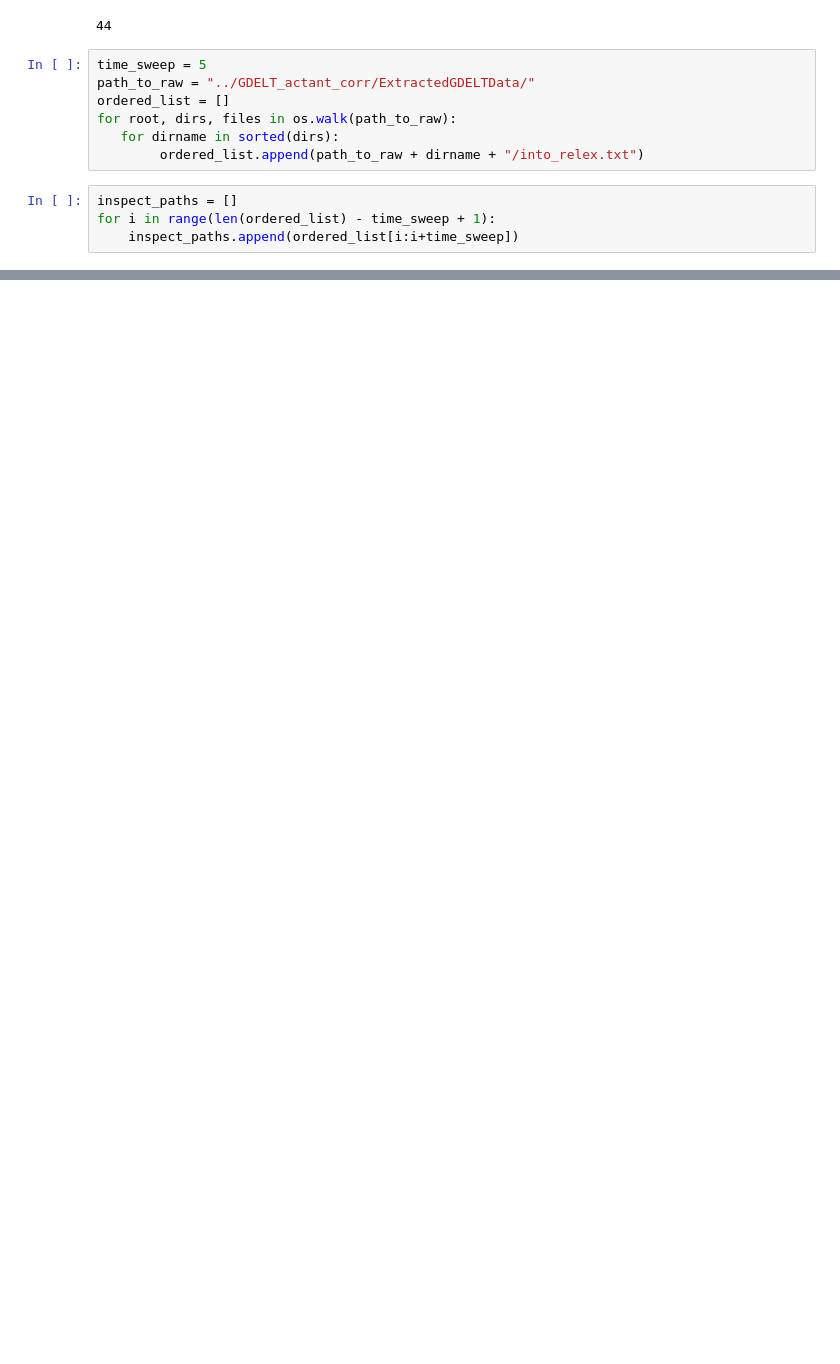
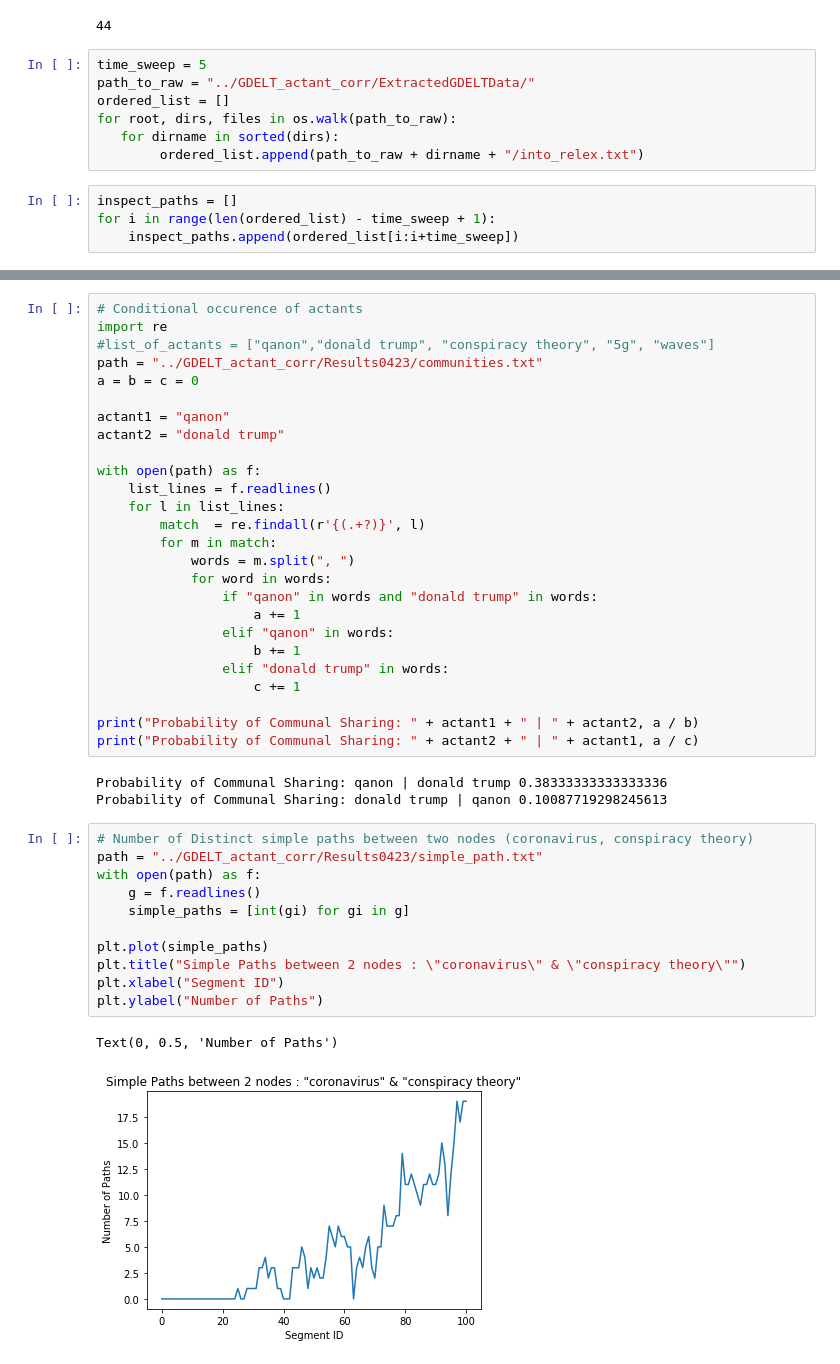
Before and after one commit to pholur/Covid19, a Jupyter notebook: Evaluations/time_series_count.ipynb, the cells around one changed output, grey strips where cells are left out. Cells and saved outputs as stored; diff of their text form; blank space fills up the shorter version.

```diff
--- a/Evaluations/time_series_count.ipynb
+++ b/Evaluations/time_series_count.ipynb
@@ -46,0 +75,43 @@ for corpus in total_corpi:
+# %%
+# Conditional occurence of actants
+import re
+#list_of_actants = ["qanon","donald trump", "conspiracy theory", "5g", "waves"]
+path = "../GDELT_actant_corr/Results0423/communities.txt"
+a = b = c = 0
+
+actant1 = "qanon"
+actant2 = "donald trump"
+
+with open(path) as f:
+    list_lines = f.readlines()
+    for l in list_lines:
+        match  = re.findall(r'{(.+?)}', l)
+        for m in match:
+            words = m.split(", ")
+            for word in words:
+                if "qanon" in words and "donald trump" in words:
+                    a += 1
+                elif "qanon" in words:
+                    b += 1
+                elif "donald trump" in words:
+                    c += 1
+
+print("Probability of Communal Sharing: " + actant1 + " | " + actant2, a / b)
+print("Probability of Communal Sharing: " + actant2 + " | " + actant1, a / c)
+# %% [output]
+Probability of Communal Sharing: qanon | donald trump 0.38333333333333336
+Probability of Communal Sharing: donald trump | qanon 0.10087719298245613
+# %%
+# Number of Distinct simple paths between two nodes (coronavirus, conspiracy theory)
+path = "../GDELT_actant_corr/Results0423/simple_path.txt"
+with open(path) as f:
+    g = f.readlines()
+    simple_paths = [int(gi) for gi in g]
+
+plt.plot(simple_paths)
+plt.title("Simple Paths between 2 nodes : \"coronavirus\" & \"conspiracy theory\"")
+plt.xlabel("Segment ID")
+plt.ylabel("Number of Paths")
+# %% [output]
+Text(0, 0.5, 'Number of Paths')
+[figure, added]
```
Also changed, not shown: parts of 5 cells of this notebook, 2 other files.
